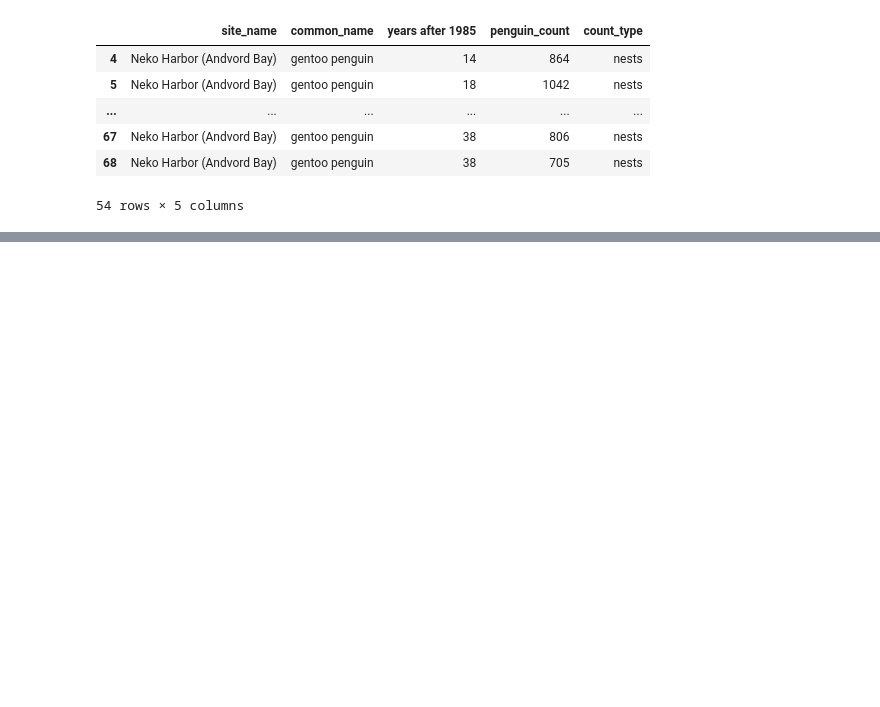
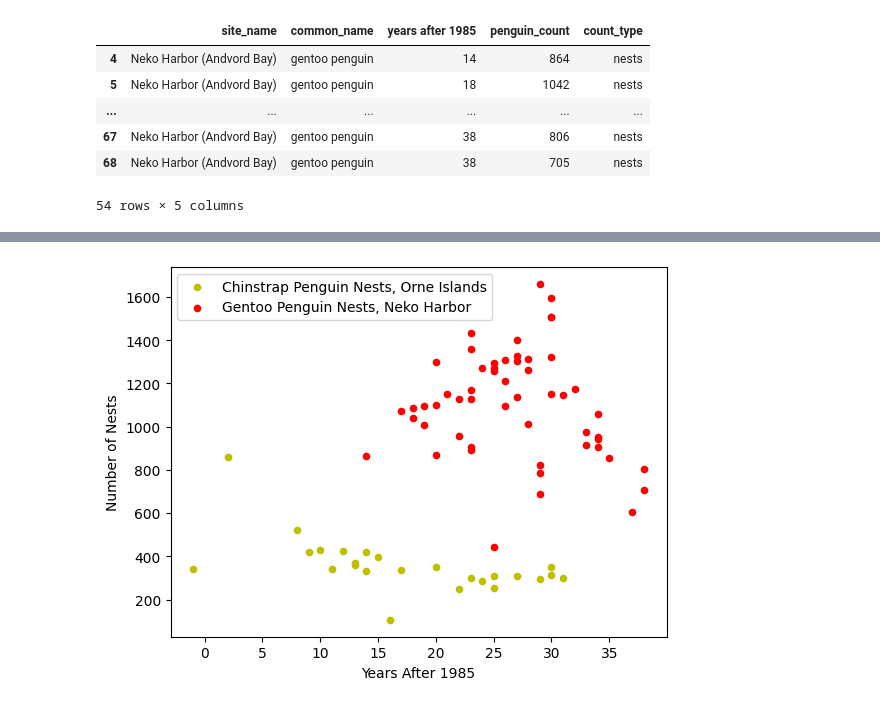
Before and after one commit to shreyaGupta1202/Study_Of_Penguin_Population, a Jupyter notebook: penguins.ipynb, the cells around one changed output, grey strips where cells are left out. Drawn from its saved outputs; the diff is of its cells as text; code cells hidden in the pictures; blank space fills up the shorter version.

```diff
--- a/penguins.ipynb
+++ b/penguins.ipynb
@@ -143,0 +157,9 @@ plt.show()
+# %%
+ax1 = chinstrap_counts.plot(kind='scatter', x='years after 1985', y='penguin_count', label='Chinstrap Penguin Nests, Orne Islands', color = 'y')
+gentoo_counts.plot(kind='scatter', x='years after 1985', y='penguin_count', label= 'Gentoo Penguin Nests, Neko Harbor', color='r', ax=ax1)
+ax1.set_xlabel("Years After 1985")
+ax1.set_ylabel("Number of Nests")
+
+plt.show()
+# %% [output]
+[figure, added]
```
Also changed, not shown: parts of 7 cells of this notebook.
